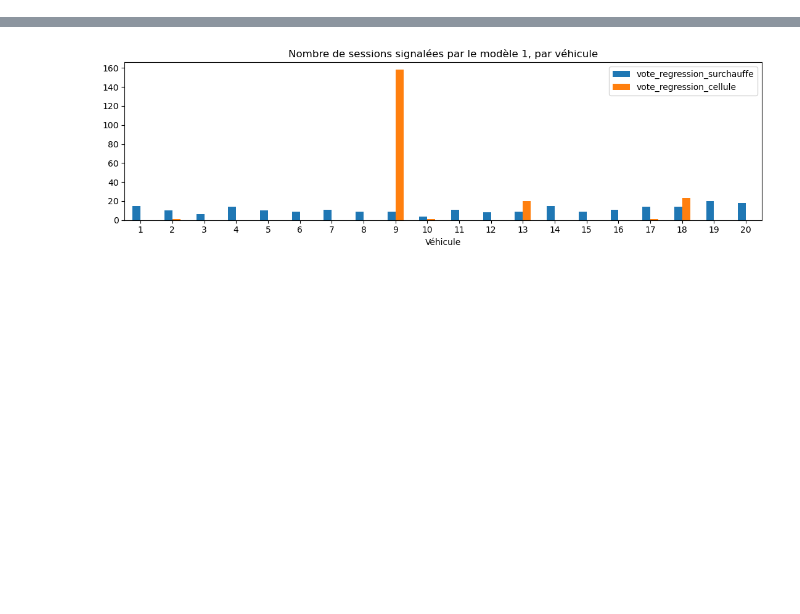
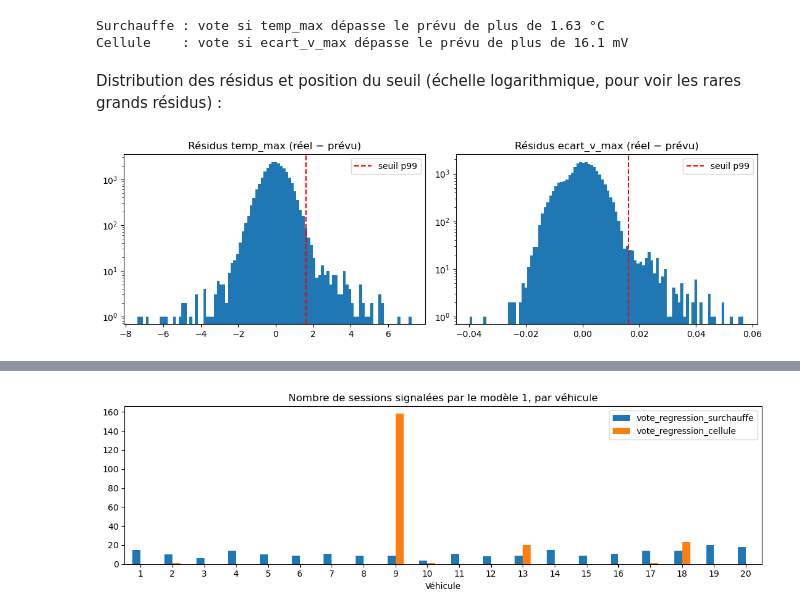
Before and after one commit to AMij0101982872/DETECTION-ANOMALIE-BATTERIE, a Jupyter notebook: notebooks/03_modele1_regression.ipynb, the cells around one changed output, grey strips where cells are left out. Saved outputs shown, nothing was run; the diff lists cells and outputs as text; code cells hidden in the pictures; blank space fills up the shorter version.

```diff
--- a/notebooks/03_modele1_regression.ipynb
+++ b/notebooks/03_modele1_regression.ipynb
@@ -203,0 +248,10 @@ vote_regression_cellule      train 0.73% | test 0.39%
+# %%
+def metriques(y_reel, y_prevu):
+    return {
+        "MAE": mean_absolute_error(y_reel, y_prevu),
+        "RMSE": float(np.sqrt(mean_squared_error(y_reel, y_prevu))),
+        "R2": r2_score(y_reel, y_prevu),
+    }
+
+# Petit exemple : on se trompe de 1 °C sur chaque valeur
+metriques([30, 35, 40], [31, 34, 41])
@@ -203,0 +438,14 @@ vote_regression_cellule      train 0.73% | test 0.39%
+# %%
+fig, axes = plt.subplots(1, 2, figsize=(11, 4.5))
+for ax, cible in zip(axes, CIBLES.values()):
+    prevu = prevu_test[(cible, meilleurs[cible])]
+    ax.scatter(prevu, test[cible], s=3, alpha=0.3)
+    bornes = [min(prevu.min(), test[cible].min()), max(prevu.max(), test[cible].max())]
+    ax.plot(bornes, bornes, "r--", label="réel = prévu")
+    ax.set_xlabel(f"{cible} prévu")
+    ax.set_ylabel(f"{cible} réel")
+    ax.set_title(f"{cible} — {meilleurs[cible]}")
+    ax.legend()
+plt.tight_layout()
+plt.savefig(FIGURES_DIR / "regression_prevu_vs_reel.png", dpi=120)
+plt.show()
@@ -203,0 +469,28 @@ vote_regression_cellule      train 0.73% | test 0.39%
+# %%
+PERCENTILE_VOTE = 99
+seuils = {}
+residus_train = {}
+for anomalie, cible in CIBLES.items():
+    residus_train[anomalie] = train[cible] - oof[(cible, meilleurs[cible])]
+    seuils[anomalie] = float(np.percentile(residus_train[anomalie], PERCENTILE_VOTE))
+
+print(f"Surchauffe : vote si temp_max dépasse le prévu de plus de {seuils['surchauffe']:.2f} °C")
+print(f"Cellule    : vote si ecart_v_max dépasse le prévu de plus de {seuils['cellule'] * 1000:.1f} mV")
+# %% [output]
+Surchauffe : vote si temp_max dépasse le prévu de plus de 1.63 °C
+Cellule    : vote si ecart_v_max dépasse le prévu de plus de 16.1 mV
+# %% [markdown]
+Distribution des résidus et position du seuil (échelle logarithmique, pour voir les rares grands résidus) :
+# %%
+fig, axes = plt.subplots(1, 2, figsize=(11, 3.5))
+for ax, (anomalie, cible) in zip(axes, CIBLES.items()):
+    ax.hist(residus_train[anomalie], bins=100)
+    ax.axvline(seuils[anomalie], color="r", linestyle="--", label=f"seuil p{PERCENTILE_VOTE}")
+    ax.set_yscale("log")
+    ax.set_title(f"Résidus {cible} (réel − prévu)")
+    ax.legend()
+plt.tight_layout()
+plt.savefig(FIGURES_DIR / "regression_residus.png", dpi=120)
+plt.show()
+# %% [output]
+[figure, added]
```
Also changed, not shown: parts of 91 cells of this notebook, 2 other files.
